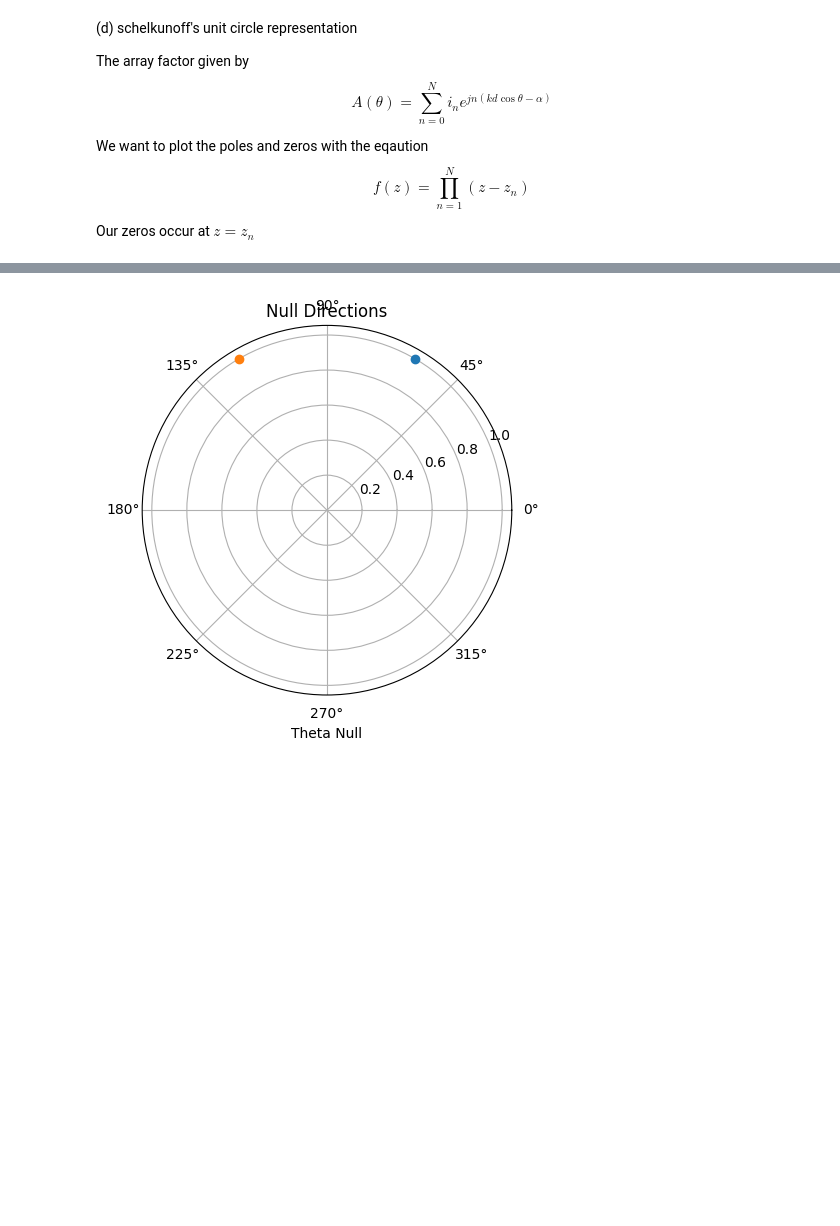
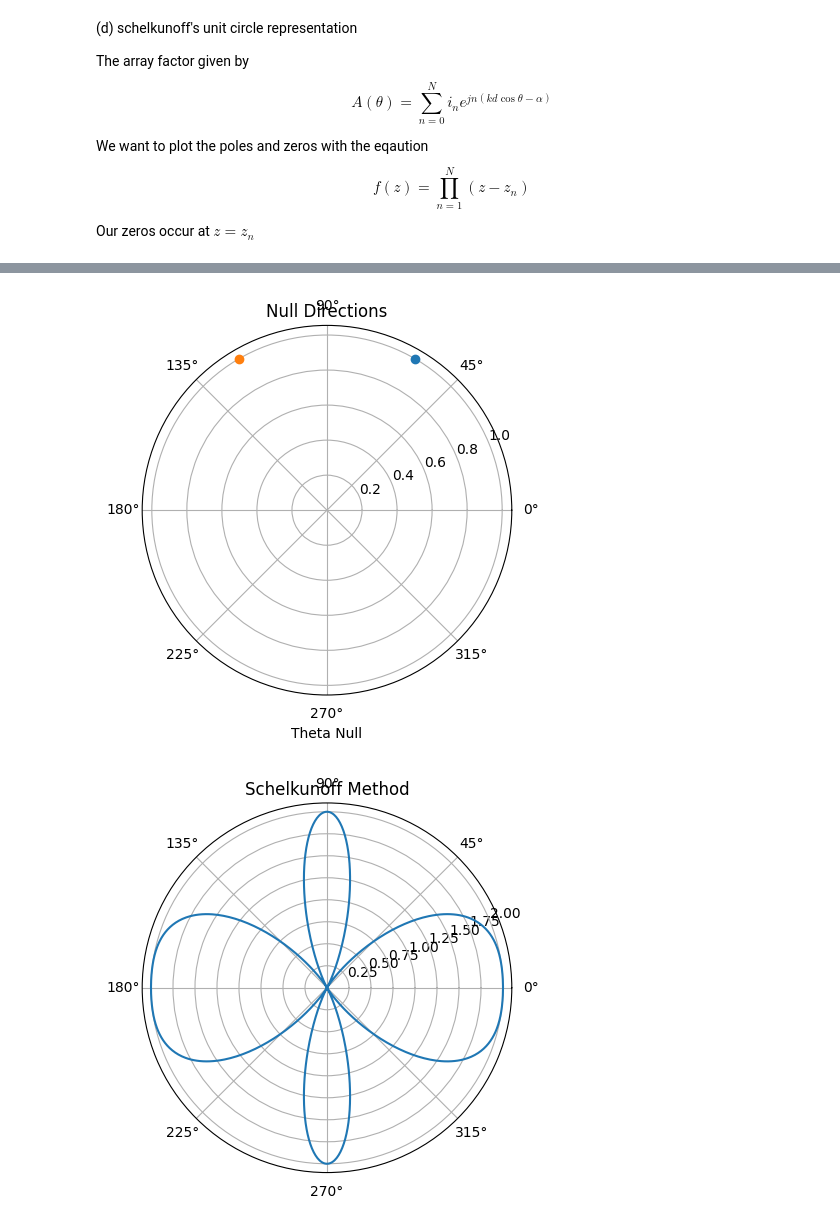
Before and after one commit to Montuck/antenna-software, a Jupyter notebook: hw10.ipynb, the cells around one changed output, grey strips where cells are left out. Drawn from its saved outputs; the diff is of its cells as text; code cells hidden in the pictures; blank space fills up the shorter version.

```diff
--- a/hw10.ipynb
+++ b/hw10.ipynb
@@ -69,21 +68,30 @@ Our zeros occur at $z=z_n$
 # %%
 # Schelkonoff Method - plot the unit circle
 
 # preliminary math
 display(Image("10-d-work.png", width=500, height=500))
 
 # code
 mag = 1
 theta_null_1 = 60*np.pi/180
 theta_null_2 = 120*np.pi/180
 
 # get theta for which the amplitude is zero
 plt.polar(theta_null_1, mag, "o")
 plt.polar(theta_null_2, mag, "o")
 plt.title("Null Directions")
 plt.xlabel("Theta Null")
 plt.grid(True)
 plt.show()
+
+# plot the array factor obtained
+z = np.exp(1j*2*np.pi*np.cos(theta))
+A = 1 + z
+plt.polar(theta, A)
+plt.title("Schelkunoff Method")
+plt.grid(True)
+plt.show()
 # %% [output]
 [figure]
 [figure]
+[figure, added]
```
Also changed, not shown: parts of 12 cells of this notebook, 1 other file.
